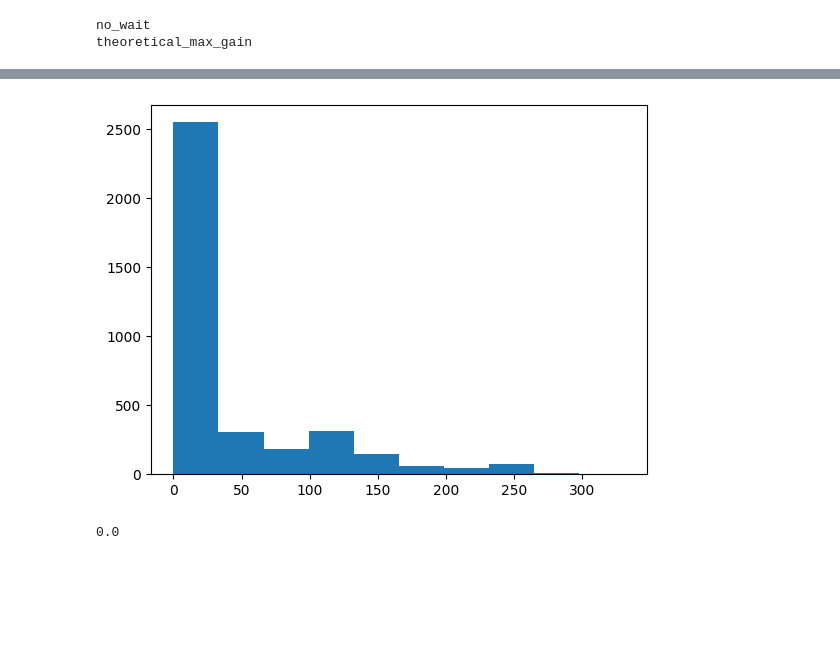
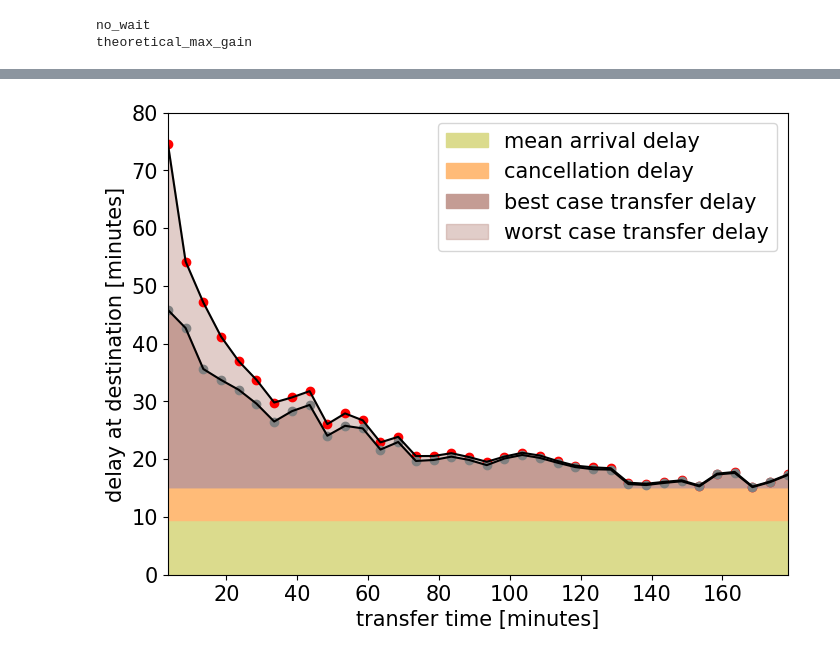
Before and after one commit to 17ex/DataLiteracy, a Jupyter notebook: fig/fig_delayDecomposition.ipynb, the cells around one changed output, grey strips where cells are left out. Drawn from its saved outputs; the diff is of its cells as text; code cells hidden in the pictures; blank space fills up the shorter version.

Commit message:
Update composition plot, cleanup

```diff
--- a/fig/fig_delayDecomposition.ipynb
+++ b/fig/fig_delayDecomposition.ipynb
@@ -20,18 +20,14 @@ for foldername in os.listdir(main_folder_path):
         if filename.endswith('.json'):
             file_path = os.path.join(folder_path, filename)
 
-            key_city = filename.split('_')[1].replace(".json", "")
+            key_city = filename.split('_')[2].replace(".json", "")
             key_city = key_city.replace('ä', 'ae').replace('ö', 'oe').replace('ü', 'ue')
 
             df = pd.read_json(file_path, orient='index')
             df.index = df.index.str.replace('ä', 'ae').str.replace('ö', 'oe').str.replace('ü', 'ue')
-            #print(key_city)
             folder_dict[key_city] = df
 
     gain_dict[foldername] = folder_dict
-
-
-#print(dict_avg_gain['Berlin Hbf'])
 # %% [output]
 no_wait
 theoretical_max_gain
@@ -402,7 +33,0 @@ Duisburg Hbf
-# %%
-plt.hist(save)
-plt.show()
-print(np.min(save))
-# %% [output]
-[figure, removed]
-0.0
@@ -408,0 +62,54 @@ print(np.min(save))
+# %%
+mean_train_delay = 9.462575828807317
+max_transfer_time = 180
+bucket_size = 5
+
+plt.rcParams.update(bundles.icml2022(column="half", nrows=1, ncols=1, usetex=False))
+plt.rcParams.update(plt.rcParamsDefault)
+plt.rcParams.update()
+plt.rcParams.update({'font.size': 15})
+
+worst_case = np.array(dict_mean_delays['no_wait']["mean_delay"])
+best_case = np.array(dict_mean_delays['theoretical_max_gain']["mean_delay"])
+
+# create data buckets
+data_array = np.array(worst_case)
+buckets = data_array.reshape(max_transfer_time // bucket_size, bucket_size)
+means = np.mean(buckets, axis=1)
+worst_case = means
+
+data_array = np.array(best_case)
+buckets = data_array.reshape(max_transfer_time // bucket_size, bucket_size)
+means = np.mean(buckets, axis=1)
+best_case = means
+
+x_data = np.arange(1 + bucket_size/2, max_transfer_time, bucket_size)
+y_data = best_case
+
+fig, ax = plt.subplots(figsize=(8, 6))
+
+# plot areas
+ax.fill_between(x_data, 0, mean_train_delay, color="#DBDB8D", label='mean arrival delay')
+ax.fill_between(x_data, mean_train_delay, np.min(best_case), color="#FFBB78", label='cancellation delay')
+ax.fill_between(x_data, np.min(best_case), best_case, color="#C49C94", where=(best_case >= np.min(best_case)), label='best case transfer delay')
+ax.fill_between(x_data, np.min(best_case), worst_case, color="#C49C94", alpha=0.5, where=(worst_case >= np.min(best_case)), label='worst case transfer delay')
+
+# plot data
+ax.scatter(x_data, worst_case, color="red")
+ax.scatter(x_data, best_case, color="grey")
+ax.plot(x_data, worst_case, color="black")
+ax.plot(x_data, best_case, color="black")
+
+# Set y and x limits
+ax.set_ylim([0, 80])
+ax.set_xlim([np.min(x_data), np.max(x_data)])
+
+# Labels and legend
+ax.set_xlabel('transfer time [minutes]')
+ax.set_ylabel('delay at destination [minutes]')
+ax.legend()
+
+plt.savefig("plot_delay_decomposition.pdf", format="pdf")
+plt.show()
+# %% [output]
+[figure, added]
```
Also changed, not shown: parts of 7 cells of this notebook.
